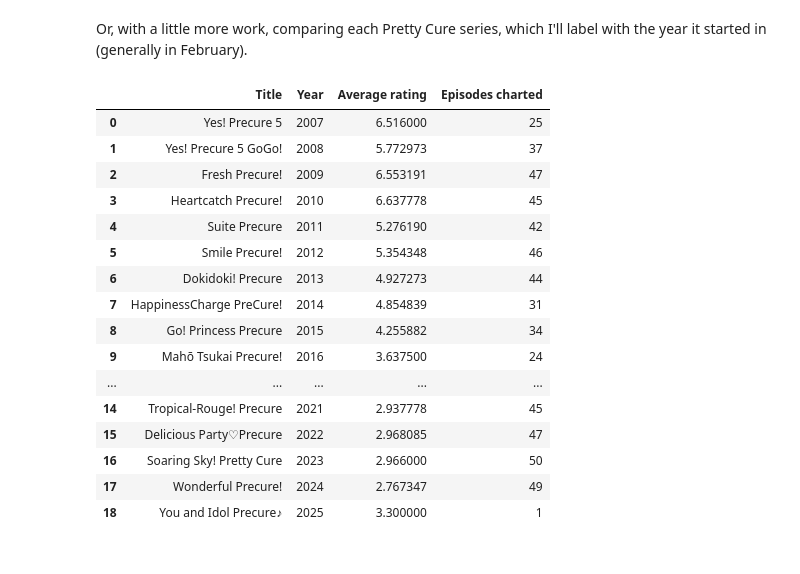
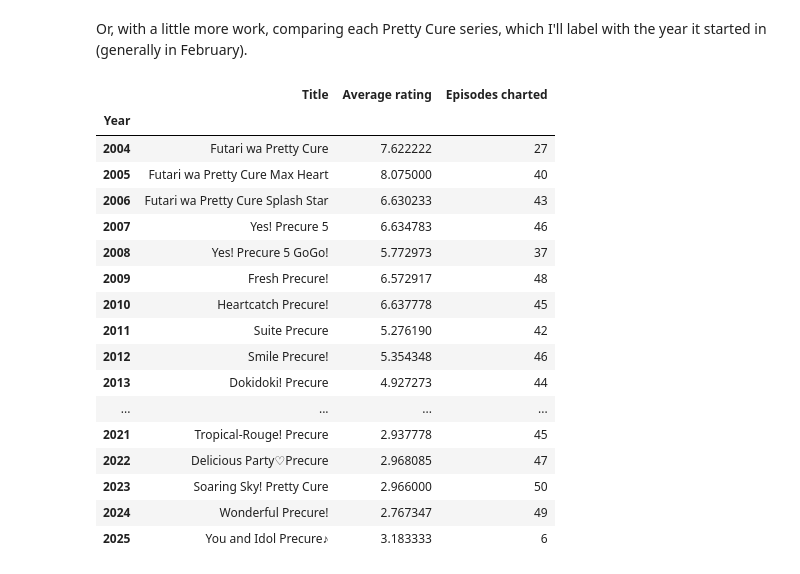
Before and after one commit to ShayeHorwitz/anime_broadcast_ratings, a Jupyter notebook: anime_broadcast_ratings.ipynb, the cells around one changed output. Cells and saved outputs as stored; diff of their text form; code cells hidden in the pictures.

```diff
--- a/anime_broadcast_ratings.ipynb
+++ b/anime_broadcast_ratings.ipynb
@@ -549,0 +1816,5 @@ def top_programs_for_hour(h: int, n: int):
+# %%
+title_mapping = merged_df[
+    ['Title (VR)', 'Title (ANN)']
+].value_counts().reset_index()
+title_mapping
@@ -549,0 +2231,6 @@ def top_programs_for_hour(h: int, n: int):
+# %%
+wp_translator.update(wp_corrections)
+
+translator = pd.concat([translator, pd.Series(wp_translator)])
+
+translated_df = translate_df(translated_df)
@@ -549,0 +2311,11 @@ def top_programs_for_hour(h: int, n: int):
+# %%
+saishuukai = translated_df.loc[
+    translated_df['Title'].str.endswith("・最終回"), 'Title'
+]
+saishuukai_translator = translator.loc[
+    translator.index.isin(saishuukai.str[:-4])
+].add_suffix("・最終回") + " (final episode)"
+
+translator = pd.concat([translator, saishuukai_translator])
+
+translated_df = translate_df(translated_df)
@@ -549,0 +2326,5 @@ def top_programs_for_hour(h: int, n: int):
+# %%
+translated_df['Week'] = translated_df['Date'].dt.to_period('W-SUN')
+translated_df = translated_df.sort_values(
+    by=['Week', 'Average Household Rating'], ascending=False, ignore_index=True
+)
@@ -879,44 +2767,43 @@ Or, with a little more work, comparing each Pretty Cure series, which I'll label
 # %%
 def normalize_precure_titles(t: pd.Series):
     # Remove parenthetical notes like (first episode) and (final episode)
     t = t.str.replace(r" \(.*?\)$", '', regex=True)
 
     # Two cases where such notes appear without parentheses
     t = t.str.replace(r" Fi\w+ Episode$", '', regex=True)
-
-    # Spelling of "Precure" wasn't standardized at first
-    t = t.str.replace(r"Pre-Cure", 'Precure', regex=True)
     return t
 
 # Omit six reruns from when production was delayed due to COVID-19.
 # These are listed as "Healin' Good Precure Osarai Selection".
-precure_rows = cleaned_df.loc[
-    cleaned_df['Title'].str.contains(r"Pre.+ure")
-    & ~cleaned_df['Title'].str.endswith("Osarai Selection")
+precure_rows = translated_df.loc[
+    translated_df['Title'].str.contains(r"Pre.+ure")
+    & ~translated_df['Title'].str.endswith("Osarai Selection")
 ].copy()
 
 precure_rows['Title'] = normalize_precure_titles(precure_rows['Title'])
 precure_by_title = precure_rows.groupby('Title')
-pd.DataFrame({
+precure_summary = pd.DataFrame({
     'Year': precure_by_title['Date'].min().dt.year,
     'Average rating': precure_by_title['Average Household Rating'].mean(),
     'Episodes charted': precure_by_title.size(),
-}).sort_values(by='Year').reset_index()
+}).reset_index().set_index('Year').sort_index()
+precure_summary
 # %% [output]
-|  | Title | Year | Average rating | Episodes charted |
-| 0 | Yes! Precure 5 | 2007 | 6.516000 | 25 |
-| 1 | Yes! Precure 5 GoGo! | 2008 | 5.772973 | 37 |
-| 2 | Fresh Precure! | 2009 | 6.553191 | 47 |
-| 3 | Heartcatch Precure! | 2010 | 6.637778 | 45 |
-| 4 | Suite Precure | 2011 | 5.276190 | 42 |
-| 5 | Smile Precure! | 2012 | 5.354348 | 46 |
-| 6 | Dokidoki! Precure | 2013 | 4.927273 | 44 |
-| 7 | HappinessCharge PreCure! | 2014 | 4.854839 | 31 |
-| 8 | Go! Princess Precure | 2015 | 4.255882 | 34 |
-| 9 | Mahō Tsukai Precure! | 2016 | 3.637500 | 24 |
-| ... | ... | ... | ... | ... |
-| 14 | Tropical-Rouge! Precure | 2021 | 2.937778 | 45 |
-| 15 | Delicious Party♡Precure | 2022 | 2.968085 | 47 |
-| 16 | Soaring Sky! Pretty Cure | 2023 | 2.966000 | 50 |
-| 17 | Wonderful Precure! | 2024 | 2.767347 | 49 |
-| 18 | You and Idol Precure♪ | 2025 | 3.300000 | 1 |
+|  | Title | Average rating | Episodes charted |
+| Year |  |  |  |
+| 2004 | Futari wa Pretty Cure | 7.622222 | 27 |
+| 2005 | Futari wa Pretty Cure Max Heart | 8.075000 | 40 |
+| 2006 | Futari wa Pretty Cure Splash Star | 6.630233 | 43 |
+| 2007 | Yes! Precure 5 | 6.634783 | 46 |
+| 2008 | Yes! Precure 5 GoGo! | 5.772973 | 37 |
+| 2009 | Fresh Precure! | 6.572917 | 48 |
+| 2010 | Heartcatch Precure! | 6.637778 | 45 |
+| 2011 | Suite Precure | 5.276190 | 42 |
+| 2012 | Smile Precure! | 5.354348 | 46 |
+| 2013 | Dokidoki! Precure | 4.927273 | 44 |
+| ... | ... | ... | ... |
+| 2021 | Tropical-Rouge! Precure | 2.937778 | 45 |
+| 2022 | Delicious Party♡Precure | 2.968085 | 47 |
+| 2023 | Soaring Sky! Pretty Cure | 2.966000 | 50 |
+| 2024 | Wonderful Precure! | 2.767347 | 49 |
+| 2025 | You and Idol Precure♪ | 3.183333 | 6 |
```
Also changed, not shown: parts of 314 cells of this notebook, 2 other files.
